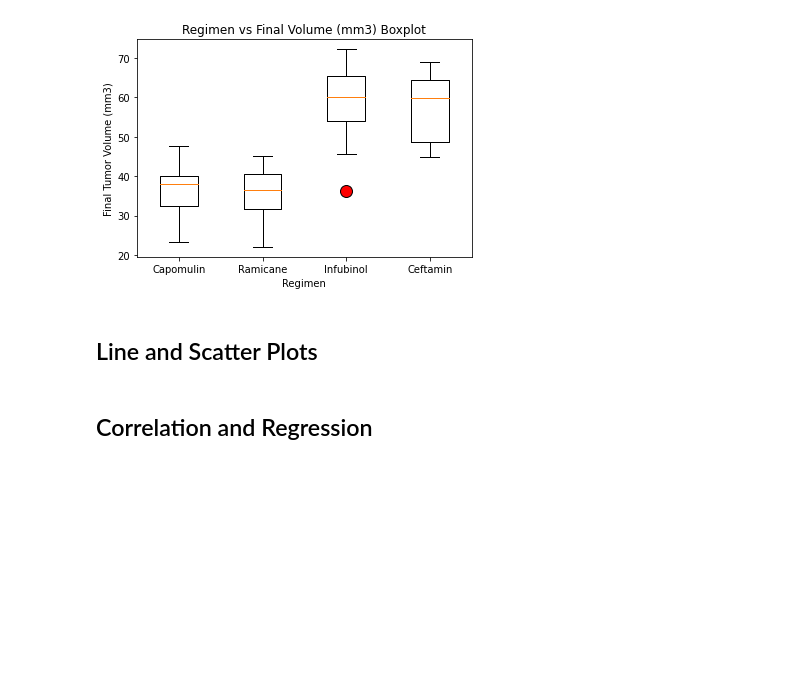
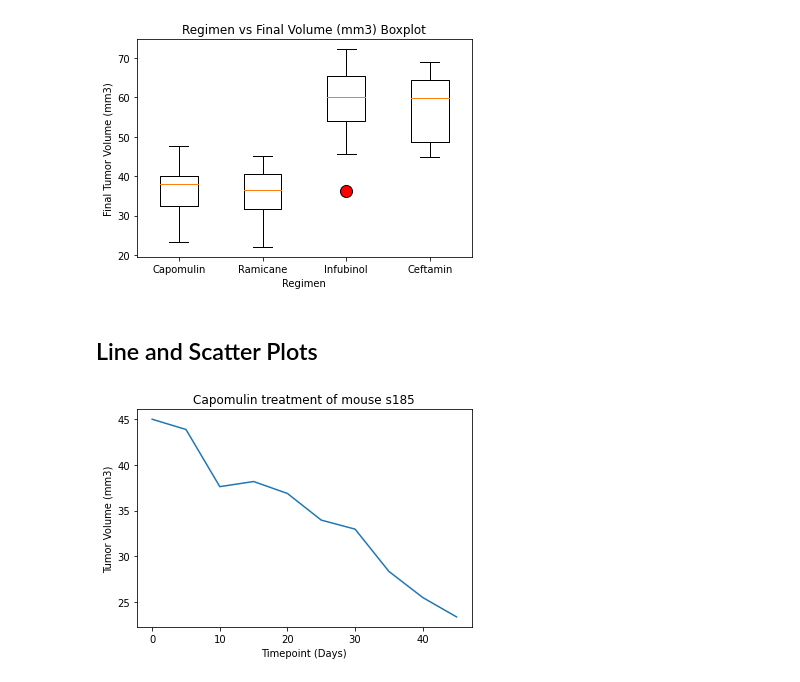
Before and after one commit to herzf012/pymaceuticals_inc, a Jupyter notebook: Pymaceuticals/pymaceuticals_starter.ipynb, the cells around one changed output. Cells and saved outputs as stored; diff of their text form; code cells hidden in the pictures; blank space fills up the shorter version.

```diff
--- a/Pymaceuticals/pymaceuticals_starter.ipynb
+++ b/Pymaceuticals/pymaceuticals_starter.ipynb
@@ -356,3 +368,14 @@ plt.show()
 ## Line and Scatter Plots
 # %%
 # Generate a line plot of tumor volume vs. time point for a mouse treated with Capomulin
+capo_mouse_df = mouse_study_results[mouse_study_results["Drug Regimen"] == "Capomulin"]
+s185_mouse_df = capo_mouse_df[capo_mouse_df["Mouse ID"] == "s185"]
+s185_mouse_df
+
+plt.plot(s185_mouse_df["Timepoint"], s185_mouse_df["Tumor Volume (mm3)"])
+plt.xlabel("Timepoint (Days)")
+plt.ylabel("Tumor Volume (mm3)")
+plt.title("Capomulin treatment of mouse s185")
+plt.show()
+# %% [output]
+[figure, added]
@@ -361,2 +381,0 @@ plt.show()
-# %% [markdown]
-## Correlation and Regression
```
Also changed, not shown: parts of 4 cells of this notebook.
